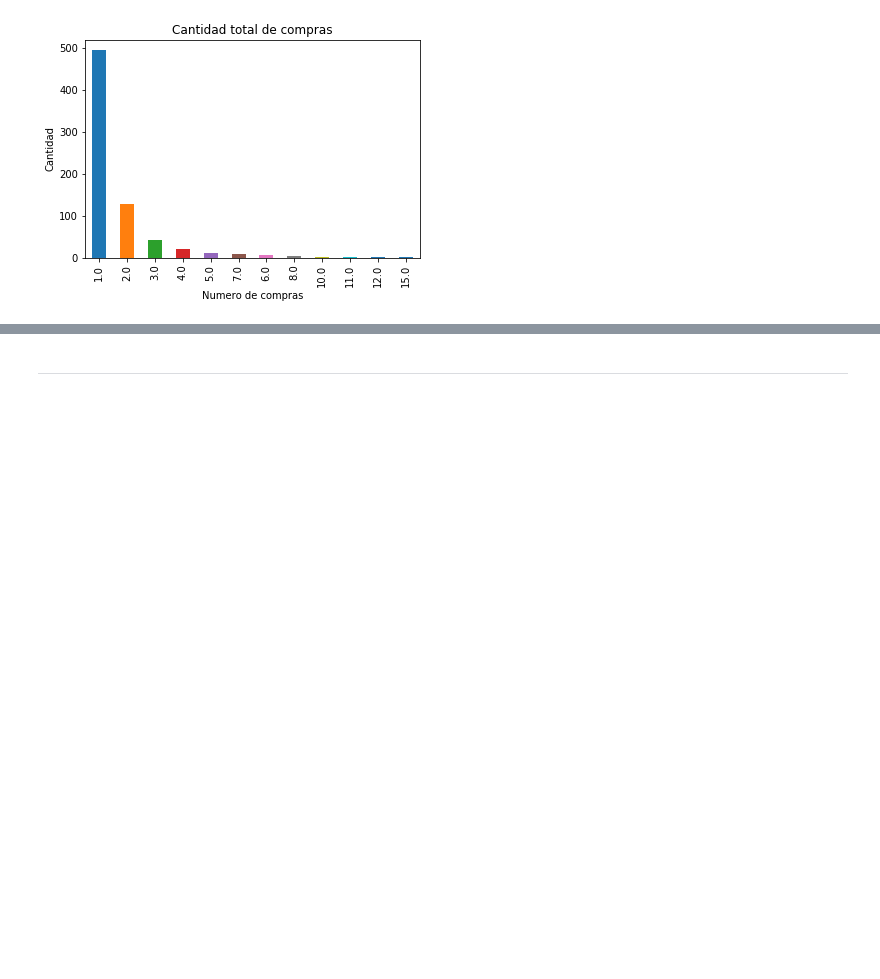
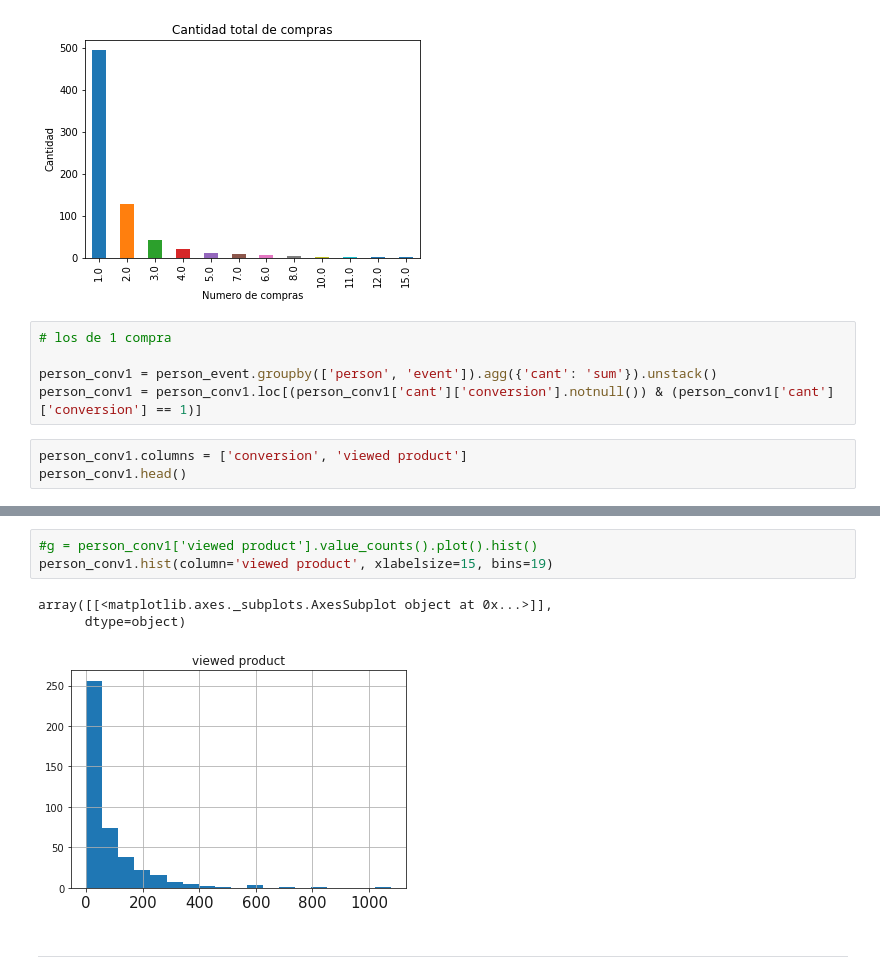
Before and after one commit to sebalogue/tp1-datos, a Jupyter notebook: src/seba/analisis-intro.ipynb, the cells around one changed output, grey strips where cells are left out. Drawn from its saved outputs; the diff is of its cells as text; blank space fills up the shorter version.

```diff
--- a/src/seba/analisis-intro.ipynb
+++ b/src/seba/analisis-intro.ipynb
@@ -170,3 +262,11 @@ g.set(xlabel="Numero de compras", ylabel='Cantidad', title='Cantidad total de co
  Text(0.5,0,'Numero de compras'),
  Text(0.5,1,'Cantidad total de compras')]
 [figure]
+# %%
+# los de 1 compra
+
+person_conv1 = person_event.groupby(['person', 'event']).agg({'cant': 'sum'}).unstack()
+person_conv1 = person_conv1.loc[(person_conv1['cant']['conversion'].notnull()) & (person_conv1['cant']['conversion'] == 1)]
+# %%
+person_conv1.columns = ['conversion', 'viewed product']
+person_conv1.head()
@@ -173,3 +295,10 @@ g.set(xlabel="Numero de compras", ylabel='Cantidad', title='Cantidad total de co
+# %%
+#g = person_conv1['viewed product'].value_counts().plot().hist()
+person_conv1.hist(column='viewed product', xlabelsize=15, bins=19)
+# %% [output]
+array([[<matplotlib.axes._subplots.AxesSubplot object at 0x...>]],
+      dtype=object)
+[figure, added]
 # %% [markdown]
 - - -
 # %% [markdown]
```
Also changed, not shown: parts of 17 cells of this notebook.
